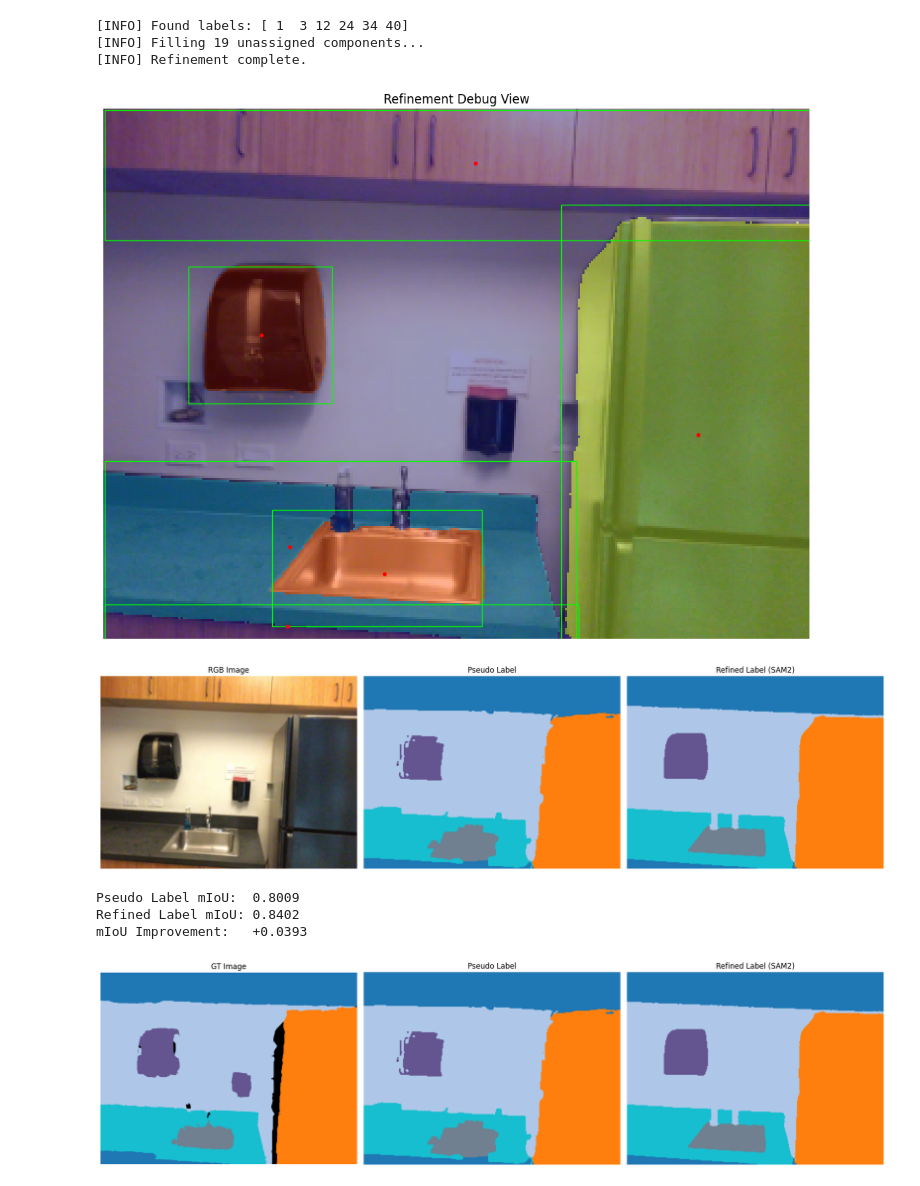
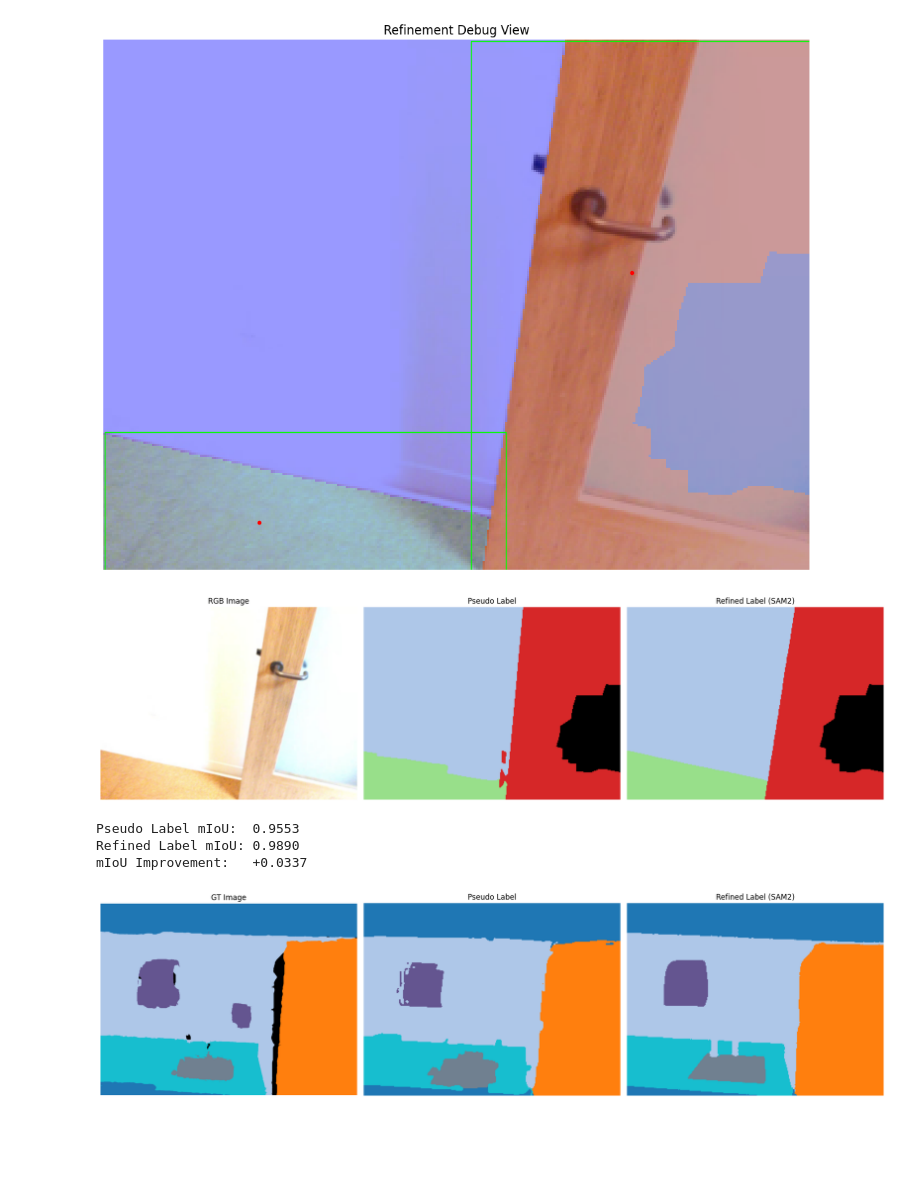
Before and after one commit to aislabunimi/domain.adaptation.3D, a Jupyter notebook: SamRefinement/main.ipynb, the cells around one changed output. Cells and saved outputs as stored; diff of their text form; code cells hidden in the pictures; blank space fills up the shorter version.

```diff
--- a/SamRefinement/main.ipynb
+++ b/SamRefinement/main.ipynb
@@ -10,40 +10,37 @@ def rgb_to_class_index(rgb_image, class_colors, tolerance=5):
     h, w = rgb_image.shape[:2]
     class_map = np.zeros((h, w), dtype=np.int32)
     for class_idx, color in enumerate(class_colors):
         mask = np.all(np.abs(rgb_image - color) <= tolerance, axis=-1)
         class_map[mask] = class_idx
     return class_map
 
 def labels_to_rgb(label_img,class_colors):
     """Convert label indices (H, W) to RGB image using predefined colormap."""
     sem_new = np.zeros((label_img.shape[0], label_img.shape[1], 3), dtype=np.uint8)
     for i in range(41):  # self.max_classes is 41
         sem_new[label_img == i] = class_colors[i]
     return sem_new
 # === Static Paths ===
 mapping = np.genfromtxt("nyu40_segmentation_mapping.csv", delimiter=",")[1:, 1:4]
 class_colors = mapping
-image_path = "./test_db/color/618.jpg"         # Path to RGB image
-pseudo_mask_path = "./test_db/pseudo/618.png"   # Path to pseudo label (color)
+image_path = "./test_db/color/1215.jpg"         # Path to RGB image
+pseudo_mask_path = "./test_db/pseudo/1215.png"   # Path to pseudo label (color)
 
 pseudo_bgr = cv2.imread(pseudo_mask_path)
 pseudo_rgb = cv2.cvtColor(pseudo_bgr, cv2.COLOR_BGR2RGB)
 model_path = "sam2_b.pt"         # Path to SAM2 model weights
 
 # === Load Inputs ===
 image_bgr = cv2.imread(image_path)
 image_rgb = cv2.cvtColor(image_bgr, cv2.COLOR_BGR2RGB)
 image_rgb= cv2.resize(image_rgb,(320,240),interpolation=cv2.INTER_AREA)
 pseudo_mask = rgb_to_class_index(pseudo_rgb, class_colors)
 
 # === Refine ===
-refiner = SAM2RefinerMixed(skip_labels=[1])
+refiner = SAM2RefinerMixed(skip_labels=[1],batch_size=16)
 refined_mask = refiner.refine(image_rgb, pseudo_mask)
 # %% [output]
-[INFO] Found labels: [ 1  3 12 24 34 40]
-[INFO] Filling 19 unassigned components...
-[INFO] Refinement complete.
-[figure, old version]
+[figure, new version]
 # %%
 # === Display ===
 fig, axs = plt.subplots(1, 3, figsize=(18, 6))
@@ -63,7 +60,7 @@ axs[2].axis("off")
 plt.tight_layout()
 plt.show()
 # %% [output]
-[figure, old version]
+[figure, new version]
 # %%
 import numpy as np
 
@@ -103,7 +100,7 @@ def compute_iou(pred_mask: np.ndarray, gt_mask: np.ndarray, num_classes: int) ->
 # gt_mask: ground truth label map (with class indices)
 
 num_classes = 41  # NYUv2 or similar
-gt_mask = cv2.imread("./test_db/GT/618.png")
+gt_mask = cv2.imread("./test_db/GT/1215.png")
 gt_rgb = cv2.cvtColor(gt_mask, cv2.COLOR_BGR2RGB)
 gt_mask= cv2.resize(gt_rgb,(320,240),interpolation=cv2.INTER_AREA)
 gt_mask = rgb_to_class_index(gt_mask, class_colors)
@@ -116,9 +113,9 @@ print(f"Refined Label mIoU: {miou_refined:.4f}")
 improvement = miou_refined - miou_pseudo
 print(f"mIoU Improvement:   {improvement:+.4f}")
 # %% [output]
-Pseudo Label mIoU:  0.8009
-Refined Label mIoU: 0.8402
-mIoU Improvement:   +0.0393
+Pseudo Label mIoU:  0.9553
+Refined Label mIoU: 0.9890
+mIoU Improvement:   +0.0337
 # %%
 fig, axs = plt.subplots(1, 3, figsize=(18, 6))
 
```
Also changed, not shown: parts of 1 cell of this notebook, 1 other file.
